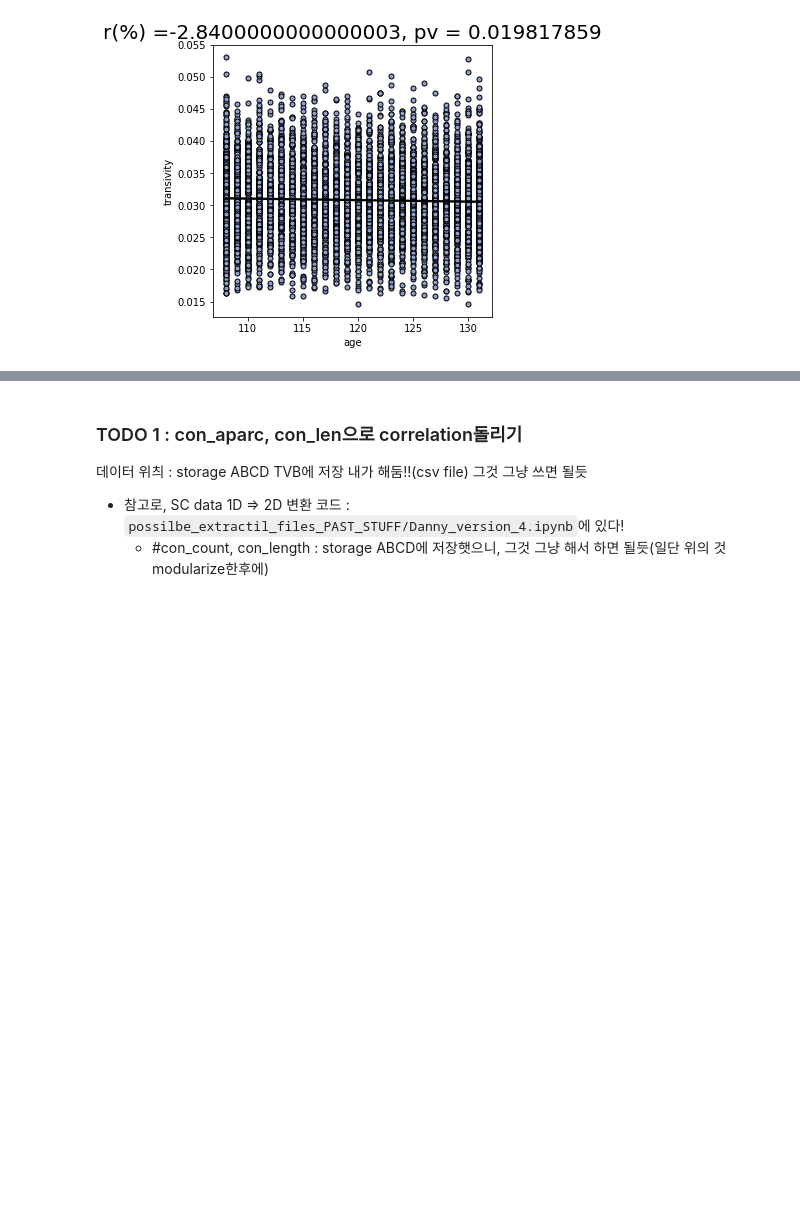
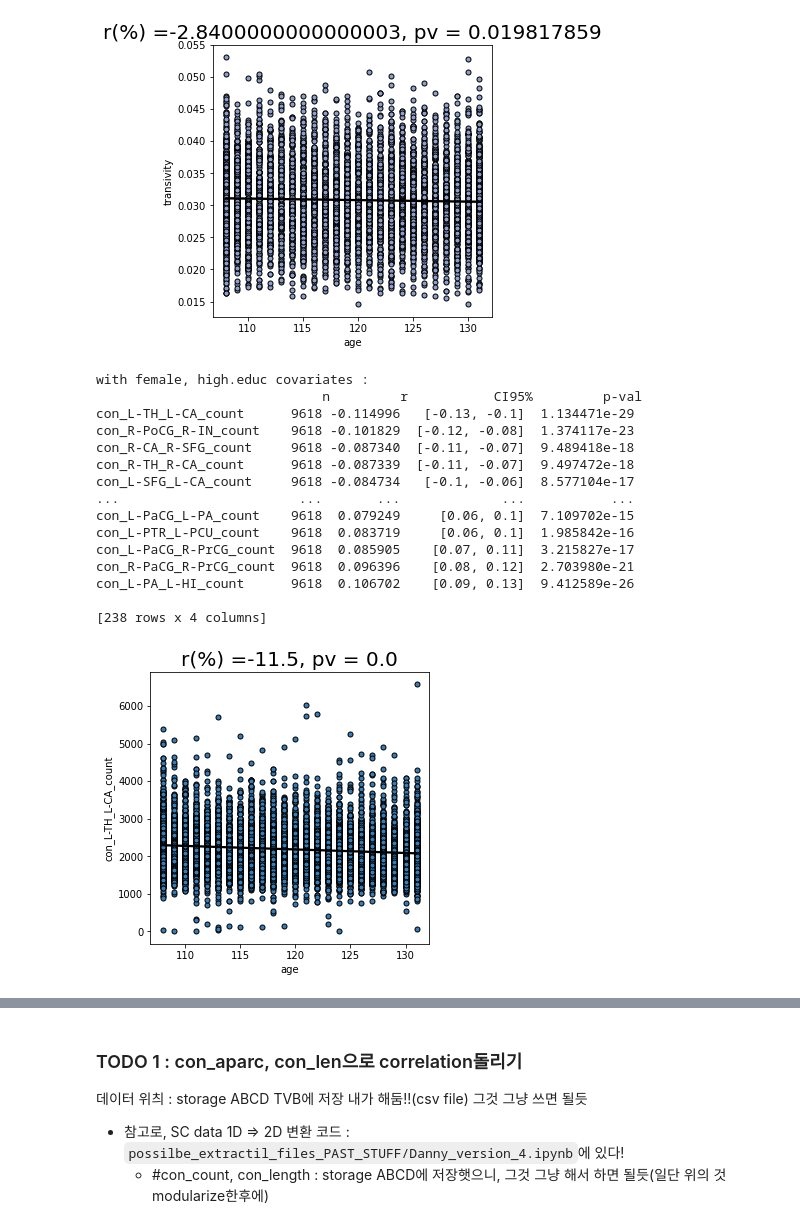
Before and after one commit to Transconnectome/TVB, a Jupyter notebook: Brain_Connectivity/TVB_version.ipynb, the cells around one changed output, grey strips where cells are left out. Drawn from its saved outputs; the diff is of its cells as text; code cells hidden in the pictures; blank space fills up the shorter version.

Commit message:
added plotting module

```diff
--- a/Brain_Connectivity/TVB_version.ipynb
+++ b/Brain_Connectivity/TVB_version.ipynb
@@ -490,0 +493,46 @@ ax.set_title(f'r(%) ={r_corr_sex.round(4)*100}, pv = {p_corr_sex.round(9)}',font
+# %%
+
+covariances = meta_data[['female', "high.educ"]] #즉, covariates들은 pandas dataframe형태로 넣어야함!
+
+#the data that will be used
+conn_count = pd.read_csv("/storage/bigdata/ABCD/TVB/con_aparc_count.csv", index_col = 0)
+
+#computing the grouped_corr
+conn_corr_result = analysis.stat.grouped_corr(data = conn_count, y = meta_data['age'],filter_bonf=True, covar = covariances)
+#third_corr_redsult = aparc_con 에 대해서 한것 여기다가 넣기 (module까지 만들 필요 없다)
+print("with female, high.educ covariates :\n", conn_corr_result)
+
+##위에서, p 값이 거의 차이가 안나서, bonferonni correction을 안할 것을 써야만 겨우 되었다!(아니면 empty)
+
+plot.lin_reg_plot(conn_count, meta_data, x="age", y="con_L-TH_L-CA_count", corr_result=conn_corr_result)
+
+
+#r_corr_sex     = conn_corr_result["r"][0]
+#p_corr_sex     = conn_corr_result["p-val"][0]
+#
+#
+#f,ax = plt.subplots(figsize=(5,5))
+#palette  = sns.color_palette("Set1", 12)
+#
+#combined = pd.concat([conn_count, meta_data], join = 'inner', axis = 1)
+#
+#sns.regplot(x="age", y="con_L-TH_L-CA_count", data=combined,scatter_kws={"s":25,"edgecolor":'k','alpha':1},line_kws={"color":'k'},color=palette[10])
+#ax.set_title(f'r(%) ={r_corr_sex.round(4)*100}, pv = {p_corr_sex.round(9)}',fontsize=20);
+# ax.set_title(r'$\rho(\%) =-45.3$, $p \leq 0.001$',fontsize=font_size);
+# %% [output]
+with female, high.educ covariates :
+                             n         r           CI95%         p-val
+con_L-TH_L-CA_count      9618 -0.114996   [-0.13, -0.1]  1.134471e-29
+con_R-PoCG_R-IN_count    9618 -0.101829  [-0.12, -0.08]  1.374117e-23
+con_R-CA_R-SFG_count     9618 -0.087340  [-0.11, -0.07]  9.489418e-18
+con_R-TH_R-CA_count      9618 -0.087339  [-0.11, -0.07]  9.497472e-18
+con_L-SFG_L-CA_count     9618 -0.084734   [-0.1, -0.06]  8.577104e-17
+...                       ...       ...             ...           ...
+con_L-PaCG_L-PA_count    9618  0.079249     [0.06, 0.1]  7.109702e-15
+con_L-PTR_L-PCU_count    9618  0.083719     [0.06, 0.1]  1.985842e-16
+con_L-PaCG_R-PrCG_count  9618  0.085905    [0.07, 0.11]  3.215827e-17
+con_R-PaCG_R-PrCG_count  9618  0.096396    [0.08, 0.12]  2.703980e-21
+con_L-PA_L-HI_count      9618  0.106702    [0.09, 0.13]  9.412589e-26
+
+[238 rows x 4 columns]
+[figure, added]
```
Also changed, not shown: parts of 12 cells of this notebook, 3 other files.
